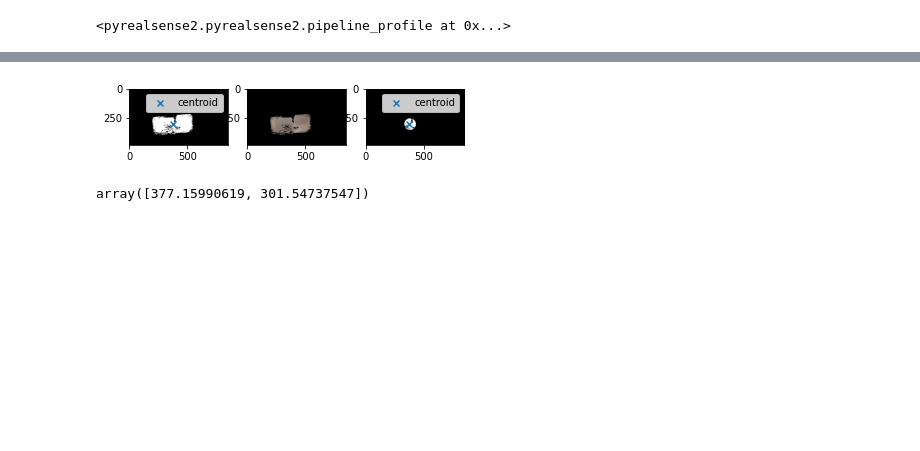
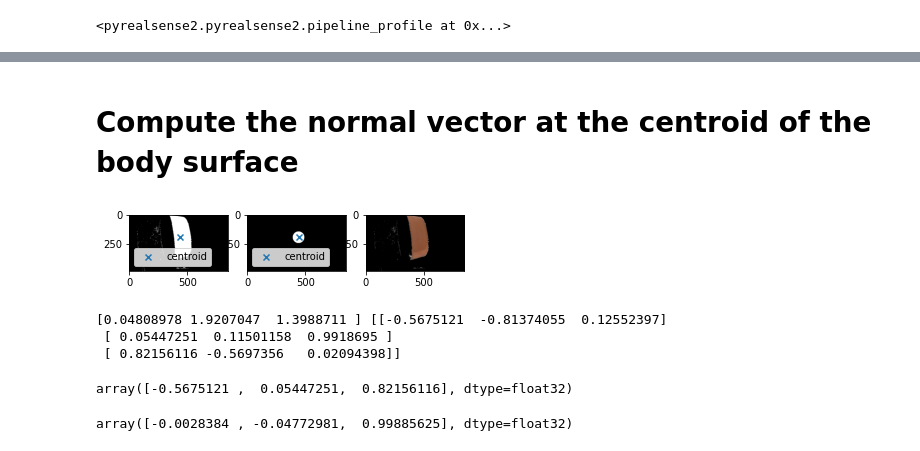
Before and after one commit to CoNG-harvard/robotic-ultrasound, a Jupyter notebook: scripts/notebooks/NormalVectorEstimation.ipynb, the cells around one changed output, grey strips where cells are left out. Drawn from its saved outputs; the diff is of its cells as text; code cells hidden in the pictures; blank space fills up the shorter version.

Commit message:
Complete normal vector estimation alg.

```diff
--- a/scripts/notebooks/NormalVectorEstimation.ipynb
+++ b/scripts/notebooks/NormalVectorEstimation.ipynb
@@ -27,6 +24,7 @@ pc = rs.pointcloud()
 points = pc.calculate(depth)
 v = points.get_vertices()
 verts = np.asanyarray(v).view(np.float32).reshape(-1, 3)
+verts = verts.reshape(rgb_img.shape)
 
 depth_img = np.asanyarray(depth.get_data())
 # %%
@@ -56,2 +60,0 @@ plt.show()
-# %%
-verts = verts.reshape(scene.shape)
@@ -58,37 +63,49 @@ verts = verts.reshape(scene.shape)
 # %%
 centroid = bodyCentroid(mask)
+# %% [markdown]
+# Compute the normal vector at the centroid of the body surface
 # %%
-from SurfaceContact.utils import patch_pixel_indx
+from SurfaceContact.utils import patch_pixel_indx, normal_vector
 patch_pixel_rad = 50
 
 cx,cy = np.array(centroid,dtype=int)
 h,w = mask.shape
 
 patch_indx = patch_pixel_indx(cx,cy,h,w,patch_pixel_rad)
 patch_mask = np.zeros(mask.shape)
 for i,j in patch_indx:
     patch_mask[i,j] = mask[i,j]
 
 
 plt.subplot(1,3,1)
 
 plt.scatter(cx,cy,marker="x",label = 'centroid')
 plt.legend()
 plt.imshow(mask,cmap = 'gray')
+
+
+
 plt.subplot(1,3,2)
-
-plt.imshow(result)
-plt.subplot(1,3,3)
 plt.imshow(patch_mask,cmap = 'gray')
 plt.scatter(cx,cy,marker="x",label = 'centroid')
 plt.legend()
 
+plt.subplot(1,3,3)
+plt.imshow(result)
+
 plt.show()
+patch_verts = [verts[i,j] for i,j in patch_indx if np.any(verts[i,j])]
+normal_vec = normal_vector(patch_verts)
+normal_vec
 # %% [output]
-[figure, old version]
+[figure, new version]
+[0.04808978 1.9207047  1.3988711 ] [[-0.5675121  -0.81374055  0.12552397]
+ [ 0.05447251  0.11501158  0.9918695 ]
+ [ 0.82156116 -0.5697356   0.02094398]]
+array([-0.5675121 ,  0.05447251,  0.82156116], dtype=float32)
-# %%
-centroid
-# %% [output]
-array([377.15990619, 301.54737547])
+# %%
+normal_vec
+# %% [output]
+array([-0.0028384 , -0.04772981,  0.99885625], dtype=float32)
 # %%
 pipeline.stop()
```
Also changed, not shown: parts of 6 cells of this notebook, 1 other file.
